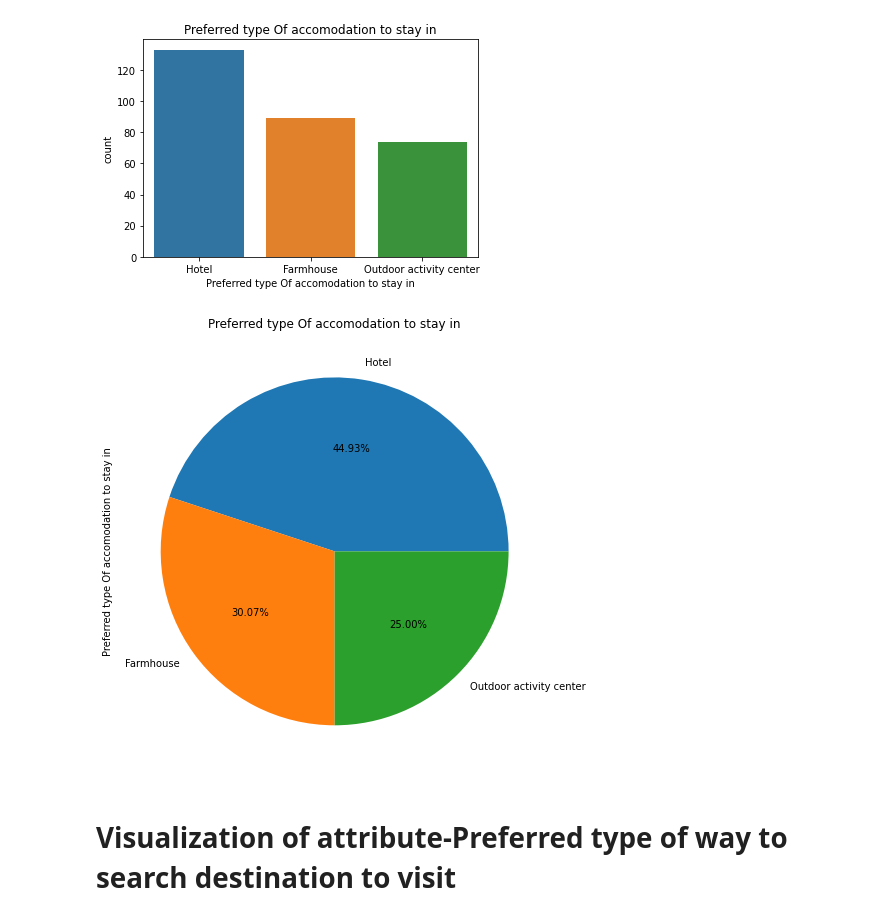
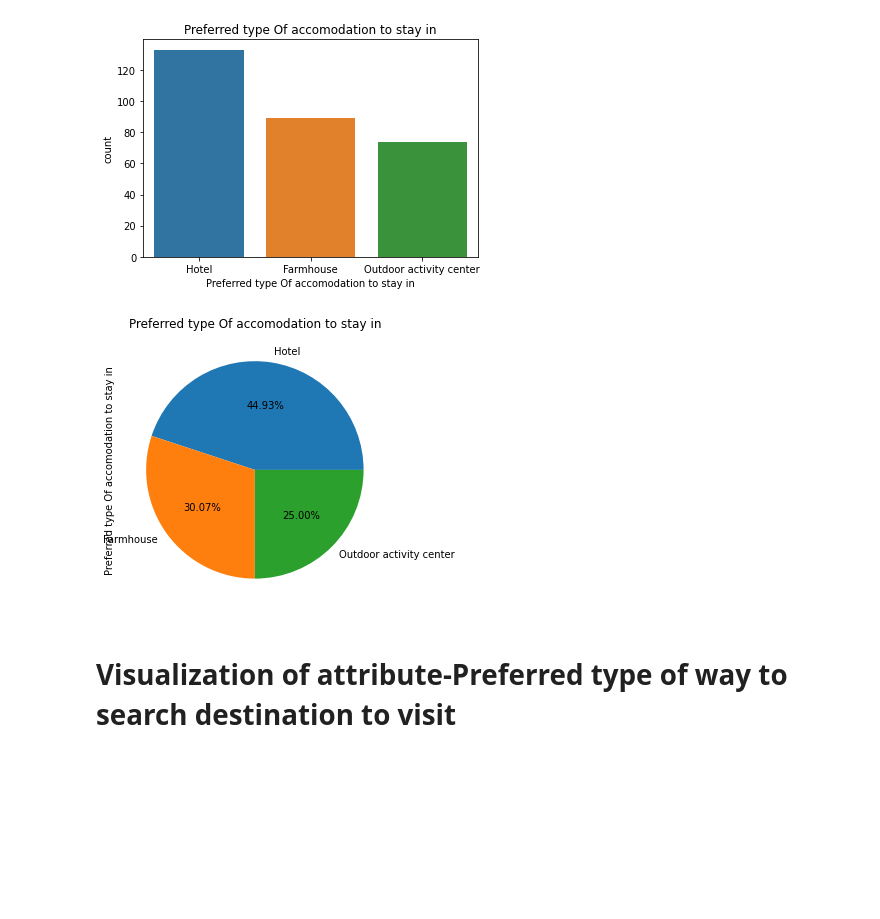
Before and after one commit to priya-dalvi/Msc-Project, a Jupyter notebook: TourismProj.ipynb, the cells around one changed output. Saved outputs shown, nothing was run; the diff lists cells and outputs as text; code cells hidden in the pictures; blank space fills up the shorter version.

```diff
--- a/TourismProj.ipynb
+++ b/TourismProj.ipynb
@@ -709,11 +713,11 @@ plt.show()
 # %% [output]
 [figure]
 # %%
-df2['Preferred type Of accomodation to stay in'].value_counts().plot(kind='pie',autopct='%1.2f%%',figsize=(10,8))
+df2['Preferred type Of accomodation to stay in'].value_counts().plot(kind='pie',autopct='%1.2f%%',figsize=(5,5))
 plt.title("Preferred type Of accomodation to stay in")
 plt.show()
 # %% [output]
-[figure, old version]
+[figure, new version]
 # %% [markdown]
 # Visualization of attribute-Preferred type of way to search destination to visit
 # %%
```
Also changed, not shown: parts of 52 cells of this notebook.
